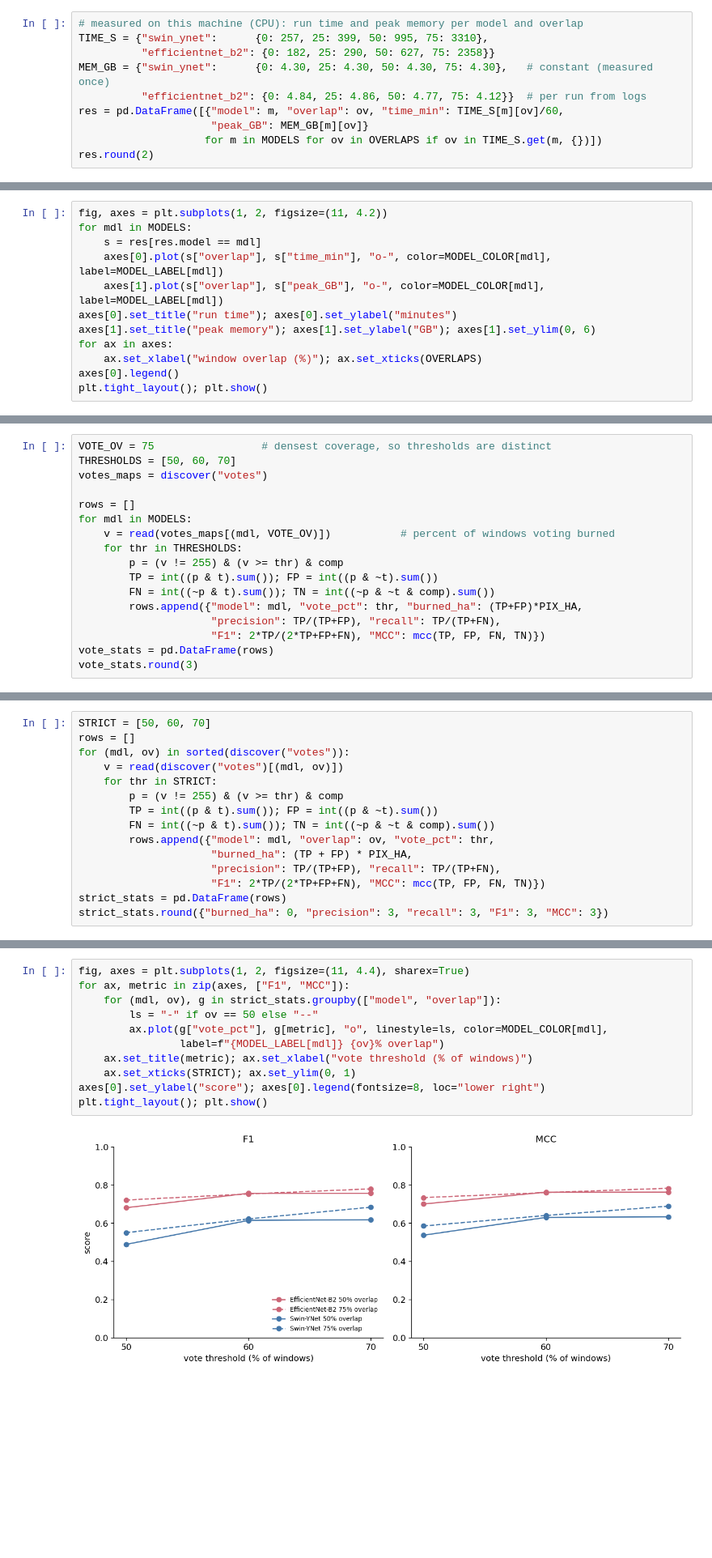
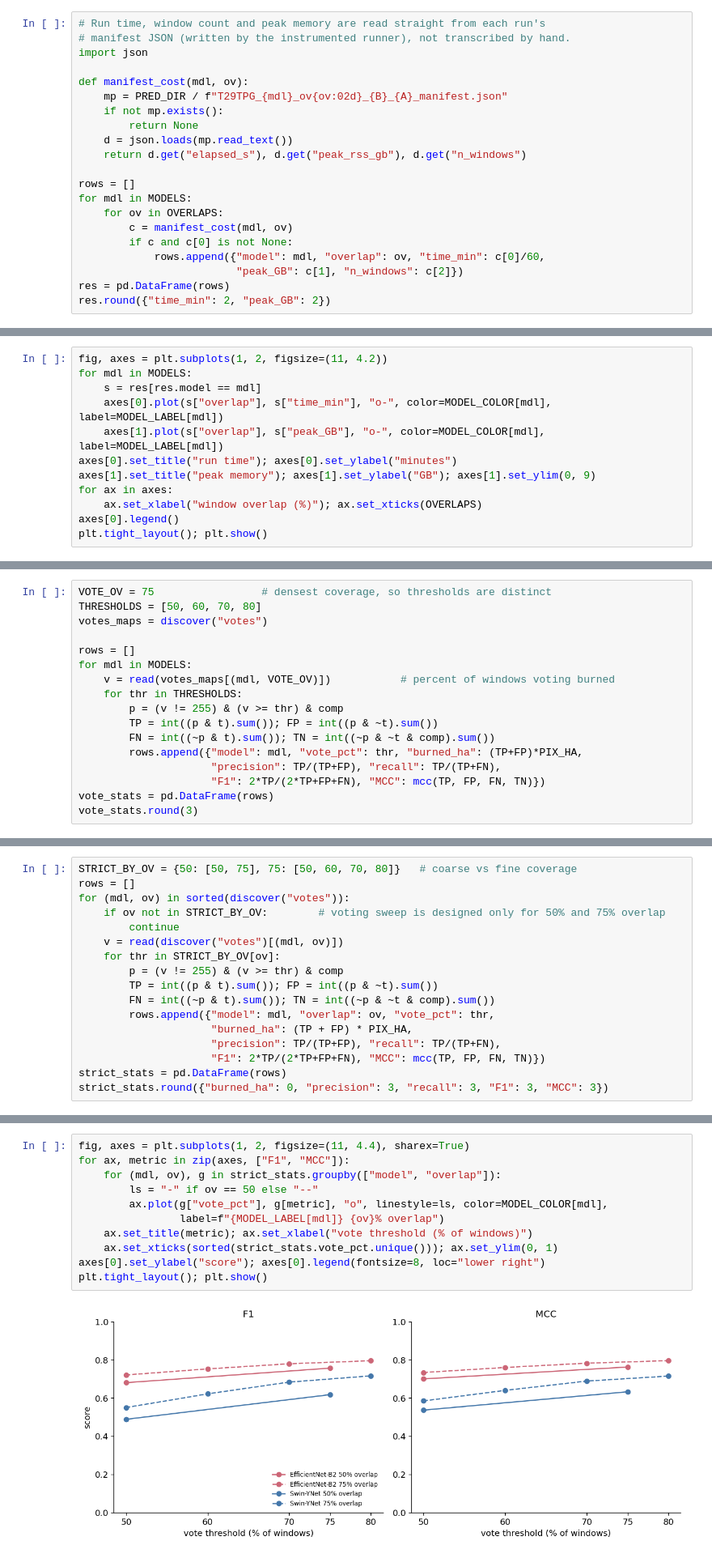
Before and after one commit to hannahandkush/Machine-Learning, a Jupyter notebook: notebooks/overlap_experiment.ipynb, the cells around one changed output, grey strips where cells are left out. Shown at 81% size. Drawn from its saved outputs; the diff is of its cells as text; blank space fills up the shorter version.

Commit message:
Updated overlap analysis notebook for resources computation correction.

```diff
--- a/notebooks/overlap_experiment.ipynb
+++ b/notebooks/overlap_experiment.ipynb
@@ -390,11 +395,22 @@ peak memory from the instrumented runner.
 # %%
-# measured on this machine (CPU): run time and peak memory per model and overlap
-TIME_S = {"swin_ynet":      {0: 257, 25: 399, 50: 995, 75: 3310},
-          "efficientnet_b2": {0: 182, 25: 290, 50: 627, 75: 2358}}
-MEM_GB = {"swin_ynet":      {0: 4.30, 25: 4.30, 50: 4.30, 75: 4.30},   # constant (measured once)
-          "efficientnet_b2": {0: 4.84, 25: 4.86, 50: 4.77, 75: 4.12}}  # per run from logs
-res = pd.DataFrame([{"model": m, "overlap": ov, "time_min": TIME_S[m][ov]/60,
-                     "peak_GB": MEM_GB[m][ov]}
-                    for m in MODELS for ov in OVERLAPS if ov in TIME_S.get(m, {})])
-res.round(2)
+# Run time, window count and peak memory are read straight from each run's
+# manifest JSON (written by the instrumented runner), not transcribed by hand.
+import json
+
+def manifest_cost(mdl, ov):
+    mp = PRED_DIR / f"T29TPG_{mdl}_ov{ov:02d}_{B}_{A}_manifest.json"
+    if not mp.exists():
+        return None
+    d = json.loads(mp.read_text())
+    return d.get("elapsed_s"), d.get("peak_rss_gb"), d.get("n_windows")
+
+rows = []
+for mdl in MODELS:
+    for ov in OVERLAPS:
+        c = manifest_cost(mdl, ov)
+        if c and c[0] is not None:
+            rows.append({"model": mdl, "overlap": ov, "time_min": c[0]/60,
+                         "peak_GB": c[1], "n_windows": c[2]})
+res = pd.DataFrame(rows)
+res.round({"time_min": 2, "peak_GB": 2})
 # %% [output]
@@ -414,7 +430,7 @@ for mdl in MODELS:
     axes[0].plot(s["overlap"], s["time_min"], "o-", color=MODEL_COLOR[mdl], label=MODEL_LABEL[mdl])
     axes[1].plot(s["overlap"], s["peak_GB"], "o-", color=MODEL_COLOR[mdl], label=MODEL_LABEL[mdl])
 axes[0].set_title("run time"); axes[0].set_ylabel("minutes")
-axes[1].set_title("peak memory"); axes[1].set_ylabel("GB"); axes[1].set_ylim(0, 6)
+axes[1].set_title("peak memory"); axes[1].set_ylabel("GB"); axes[1].set_ylim(0, 9)
 for ax in axes:
     ax.set_xlabel("window overlap (%)"); ax.set_xticks(OVERLAPS)
 axes[0].legend()
@@ -451,6 +478,6 @@ covering windows voted burned; at 75% overlap each pixel has up to 16 windows, s
 # %%
 VOTE_OV = 75                 # densest coverage, so thresholds are distinct
-THRESHOLDS = [50, 60, 70]
+THRESHOLDS = [50, 60, 70, 80]
 votes_maps = discover("votes")
 
 rows = []
@@ -507,9 +537,11 @@ steps).
 # %%
-STRICT = [50, 60, 70]
+STRICT_BY_OV = {50: [50, 75], 75: [50, 60, 70, 80]}   # coarse vs fine coverage
 rows = []
 for (mdl, ov) in sorted(discover("votes")):
+    if ov not in STRICT_BY_OV:        # voting sweep is designed only for 50% and 75% overlap
+        continue
     v = read(discover("votes")[(mdl, ov)])
-    for thr in STRICT:
+    for thr in STRICT_BY_OV[ov]:
         p = (v != 255) & (v >= thr) & comp
         TP = int((p & t).sum()); FP = int((p & ~t).sum())
         FN = int((~p & t).sum()); TN = int((~p & ~t & comp).sum())
@@ -536,15 +568,15 @@ strict_stats.round({"burned_ha": 0, "precision": 3, "recall": 3, "F1": 3, "MCC":
 # %%
 fig, axes = plt.subplots(1, 2, figsize=(11, 4.4), sharex=True)
 for ax, metric in zip(axes, ["F1", "MCC"]):
     for (mdl, ov), g in strict_stats.groupby(["model", "overlap"]):
         ls = "-" if ov == 50 else "--"
         ax.plot(g["vote_pct"], g[metric], "o", linestyle=ls, color=MODEL_COLOR[mdl],
                 label=f"{MODEL_LABEL[mdl]} {ov}% overlap")
     ax.set_title(metric); ax.set_xlabel("vote threshold (% of windows)")
-    ax.set_xticks(STRICT); ax.set_ylim(0, 1)
+    ax.set_xticks(sorted(strict_stats.vote_pct.unique())); ax.set_ylim(0, 1)
 axes[0].set_ylabel("score"); axes[0].legend(fontsize=8, loc="lower right")
 plt.tight_layout(); plt.show()
 # %% [output]
-[figure, old version]
+[figure, new version]
 # %% [markdown]
 **Interpretation.** A stricter vote raises F1 and MCC at both overlaps, but 75%
```
Also changed, not shown: parts of 19 cells of this notebook.
